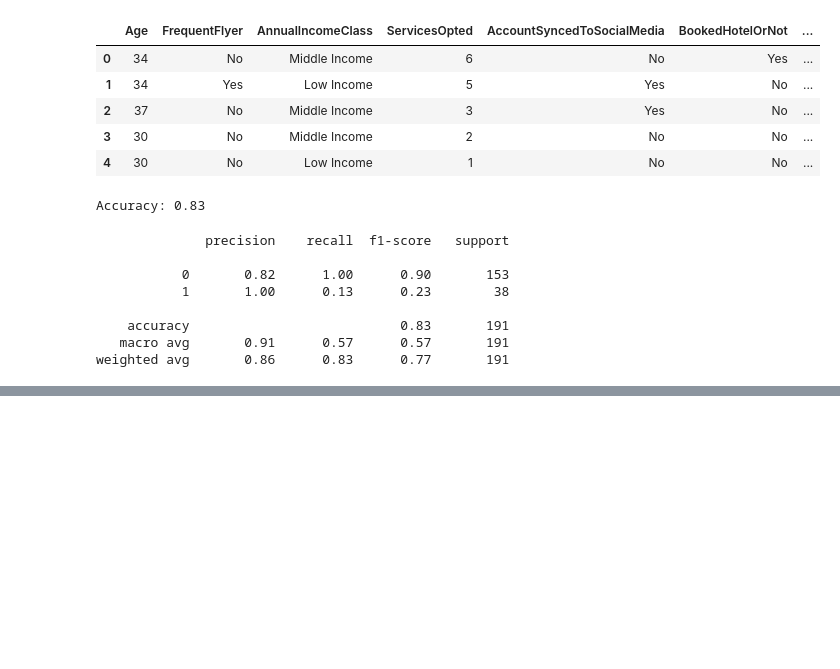
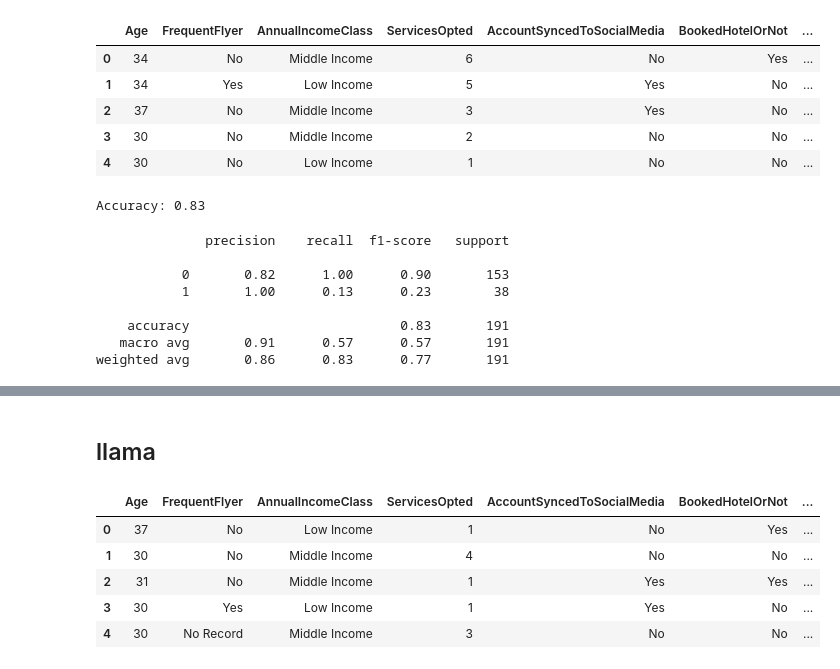
Before and after one commit to hargurjeet/LJMU_Thesis_Results_Hargurjeet_Singh, a Jupyter notebook: simpler_embedding_for_all_models.ipynb, the cells around one changed output, grey strips where cells are left out. Saved outputs shown, nothing was run; the diff lists cells and outputs as text; code cells hidden in the pictures; blank space fills up the shorter version.

```diff
--- a/simpler_embedding_for_all_models.ipynb
+++ b/simpler_embedding_for_all_models.ipynb
@@ -100,0 +177,12 @@ weighted avg       0.86      0.83      0.77       191
+# %% [markdown]
+## llama
+# %%
+df_llama = pd.read_csv("/content/LJMU_Thesis/Processed_output/llama_generated_output.csv")
+df_llama.head()
+# %% [output]
+|  | Age | FrequentFlyer | AnnualIncomeClass | ServicesOpted | AccountSyncedToSocialMedia | BookedHotelOrNot | ... |
+| 0 | 37 | No | Low Income | 1 | No | Yes | ... |
+| 1 | 30 | No | Middle Income | 4 | No | No | ... |
+| 2 | 31 | No | Middle Income | 1 | Yes | Yes | ... |
+| 3 | 30 | Yes | Low Income | 1 | Yes | No | ... |
+| 4 | 30 | No Record | Middle Income | 3 | No | No | ... |
```
Also changed, not shown: parts of 11 cells of this notebook.
